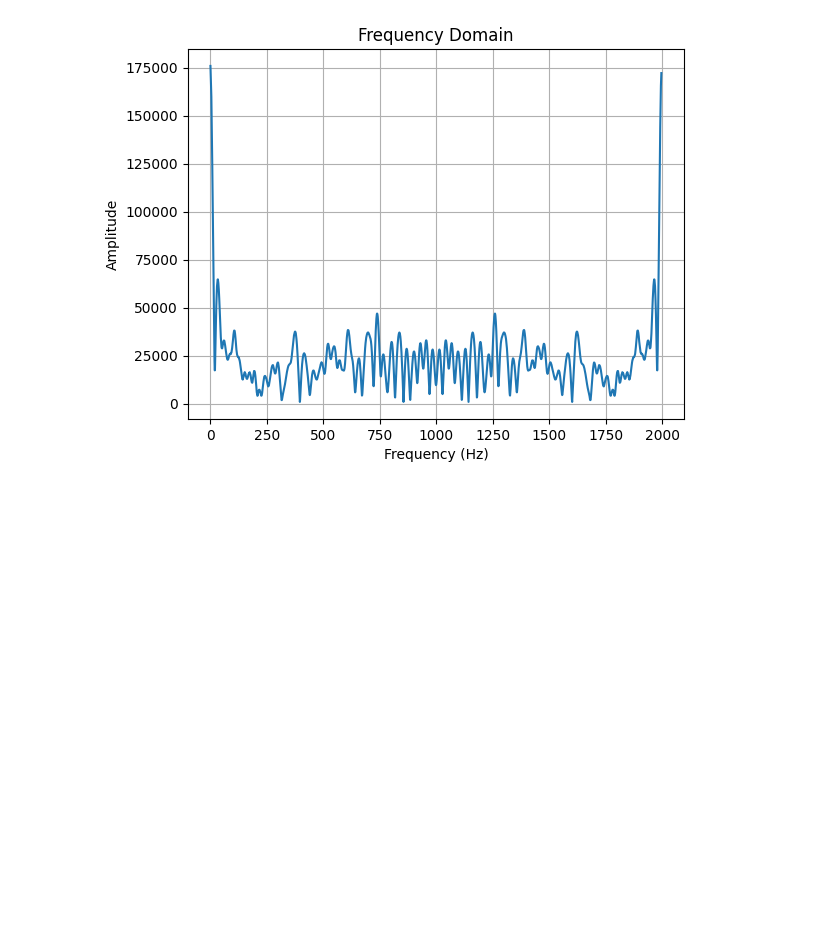
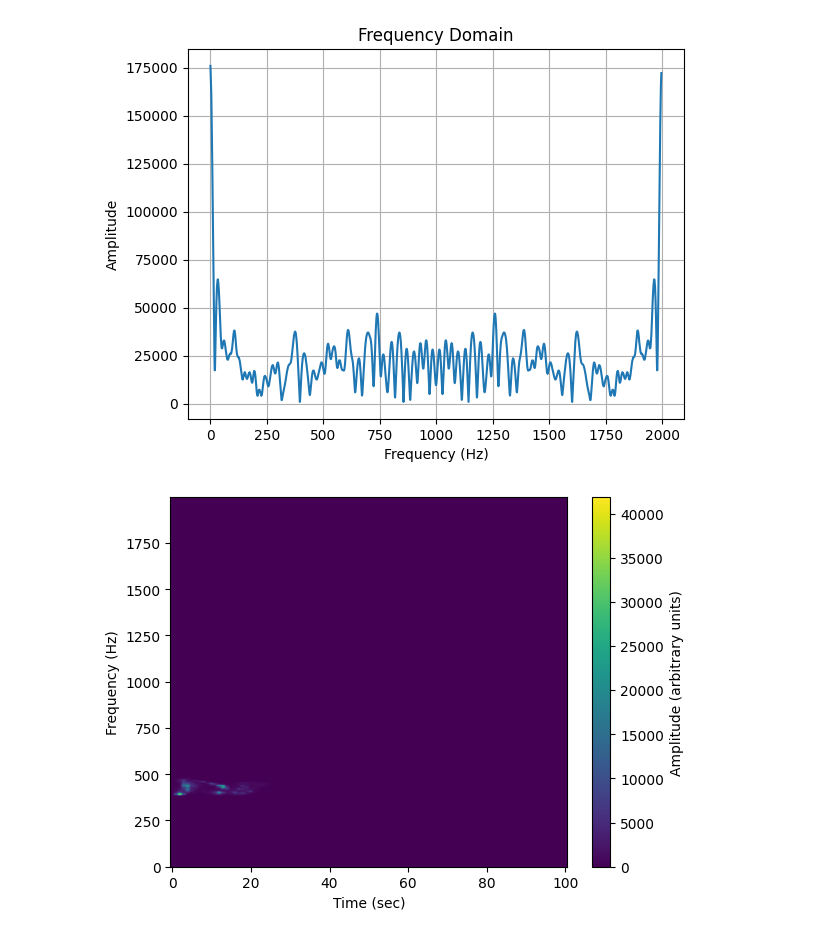
Before and after one commit to nouralmulhem/Cipher-Sphere, a Jupyter notebook: try/realDataset.ipynb, the cells around one changed output. Cells and saved outputs as stored; diff of their text form; code cells hidden in the pictures; blank space fills up the shorter version.

```diff
--- a/try/realDataset.ipynb
+++ b/try/realDataset.ipynb
@@ -144,3 +240,36 @@ plt.grid(True)
 plt.show()
 # %% [output]
 [figure]
+# %%
+import matplotlib.pyplot as plt
+import numpy as np
+
+# Assume your 2D array is called data and has shape (Tx, Nfreq)
+# You can also load your data from a file using np.loadtxt or np.genfromtxt
+data = np.random.rand(1998, 101) # For demonstration purposes only
+
+# Create a figure and an axes object
+fig, ax = plt.subplots()
+data=array1[0]
+# Plot the heatmap using imshow
+im = ax.imshow(data, aspect='auto', origin='lower', cmap='viridis')
+
+# Set the labels for the axes
+ax.set_xlabel('Time (sec)')
+ax.set_ylabel('Frequency (Hz)')
+
+# # Set the ticks for the axes
+# # You can adjust the values and labels according to your data
+# ax.set_xticks(np.arange(0, 2000, 200))
+# ax.set_xticklabels(np.linspace(0, 0.7, 11))
+# ax.set_yticks(np.arange(0, 110, 1))
+# ax.set_yticklabels(np.linspace(0, 15000, 11))
+
+# Add a colorbar to show the amplitude scale
+cbar = fig.colorbar(im, ax=ax)
+cbar.set_label('Amplitude (arbitrary units)')
+
+# Show the plot
+plt.show()
+# %% [output]
+[figure, added]
```
Also changed, not shown: parts of 7 cells of this notebook, 5 other files.
